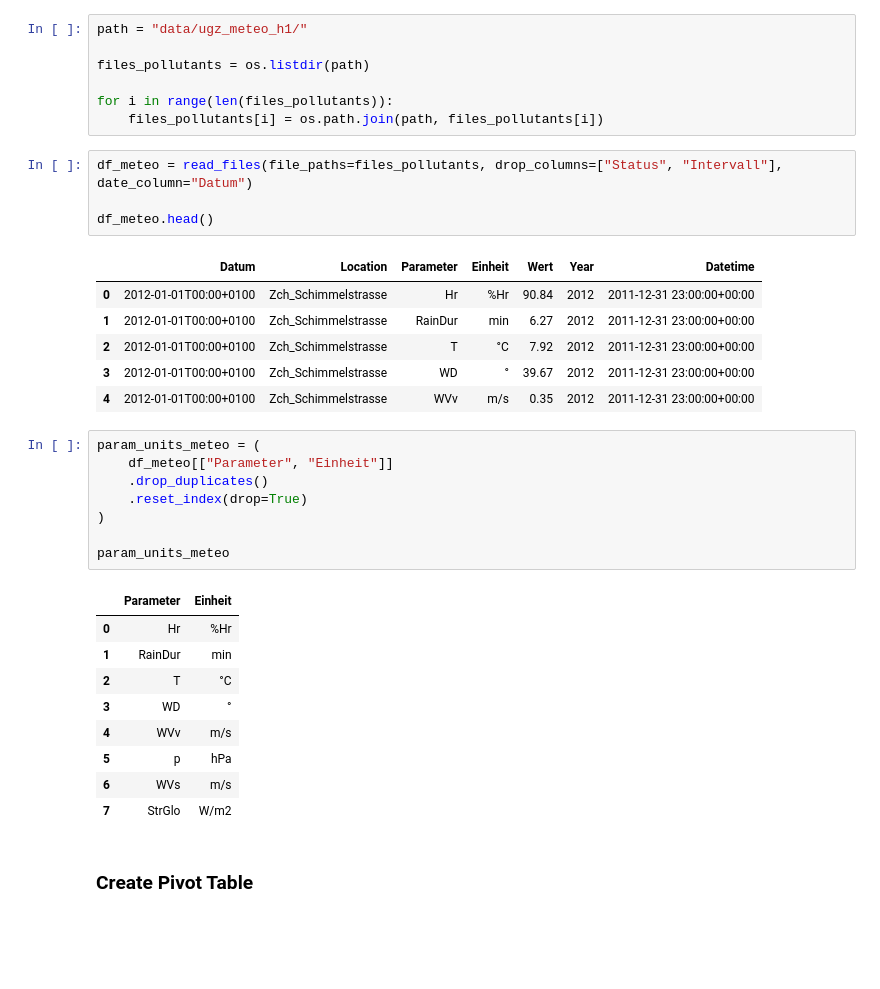
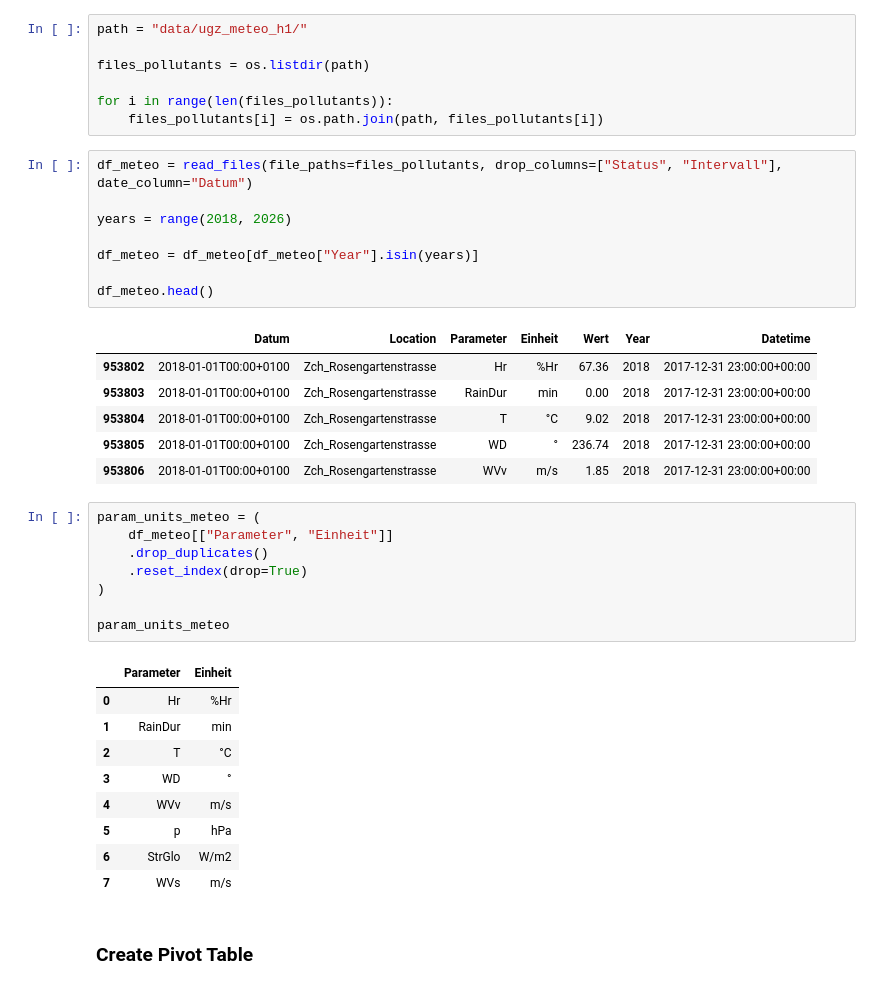
Before and after one commit to JitkaRantanen/AS2025_CO2-GroupProject, a Jupyter notebook: preprocessing_hourly.ipynb, the cells around one changed output. Drawn from its saved outputs; the diff is of its cells as text; blank space fills up the shorter version.

```diff
--- a/preprocessing_hourly.ipynb
+++ b/preprocessing_hourly.ipynb
@@ -365,14 +407,18 @@ for i in range(len(files_pollutants)):
 # %%
 df_meteo = read_files(file_paths=files_pollutants, drop_columns=["Status", "Intervall"], date_column="Datum")
 
+years = range(2018, 2026)
+
+df_meteo = df_meteo[df_meteo["Year"].isin(years)]
+
 df_meteo.head()
 # %% [output]
 |  | Datum | Location | Parameter | Einheit | Wert | Year | Datetime |
-| 0 | 2012-01-01T00:00+0100 | Zch_Schimmelstrasse | Hr | %Hr | 90.84 | 2012 | 2011-12-31 23:00:00+00:00 |
-| 1 | 2012-01-01T00:00+0100 | Zch_Schimmelstrasse | RainDur | min | 6.27 | 2012 | 2011-12-31 23:00:00+00:00 |
-| 2 | 2012-01-01T00:00+0100 | Zch_Schimmelstrasse | T | °C | 7.92 | 2012 | 2011-12-31 23:00:00+00:00 |
-| 3 | 2012-01-01T00:00+0100 | Zch_Schimmelstrasse | WD | ° | 39.67 | 2012 | 2011-12-31 23:00:00+00:00 |
-| 4 | 2012-01-01T00:00+0100 | Zch_Schimmelstrasse | WVv | m/s | 0.35 | 2012 | 2011-12-31 23:00:00+00:00 |
+| 953802 | 2018-01-01T00:00+0100 | Zch_Rosengartenstrasse | Hr | %Hr | 67.36 | 2018 | 2017-12-31 23:00:00+00:00 |
+| 953803 | 2018-01-01T00:00+0100 | Zch_Rosengartenstrasse | RainDur | min | 0.00 | 2018 | 2017-12-31 23:00:00+00:00 |
+| 953804 | 2018-01-01T00:00+0100 | Zch_Rosengartenstrasse | T | °C | 9.02 | 2018 | 2017-12-31 23:00:00+00:00 |
+| 953805 | 2018-01-01T00:00+0100 | Zch_Rosengartenstrasse | WD | ° | 236.74 | 2018 | 2017-12-31 23:00:00+00:00 |
+| 953806 | 2018-01-01T00:00+0100 | Zch_Rosengartenstrasse | WVv | m/s | 1.85 | 2018 | 2017-12-31 23:00:00+00:00 |
 # %%
 param_units_meteo = (
     df_meteo[["Parameter", "Einheit"]]
@@ -389,8 +435,8 @@ param_units_meteo
 | 3 | WD | ° |
 | 4 | WVv | m/s |
 | 5 | p | hPa |
-| 6 | WVs | m/s |
-| 7 | StrGlo | W/m2 |
+| 6 | StrGlo | W/m2 |
+| 7 | WVs | m/s |
 # %% [markdown]
 ### Create Pivot Table
 # %%
```
Also changed, not shown: parts of 35 cells of this notebook.
